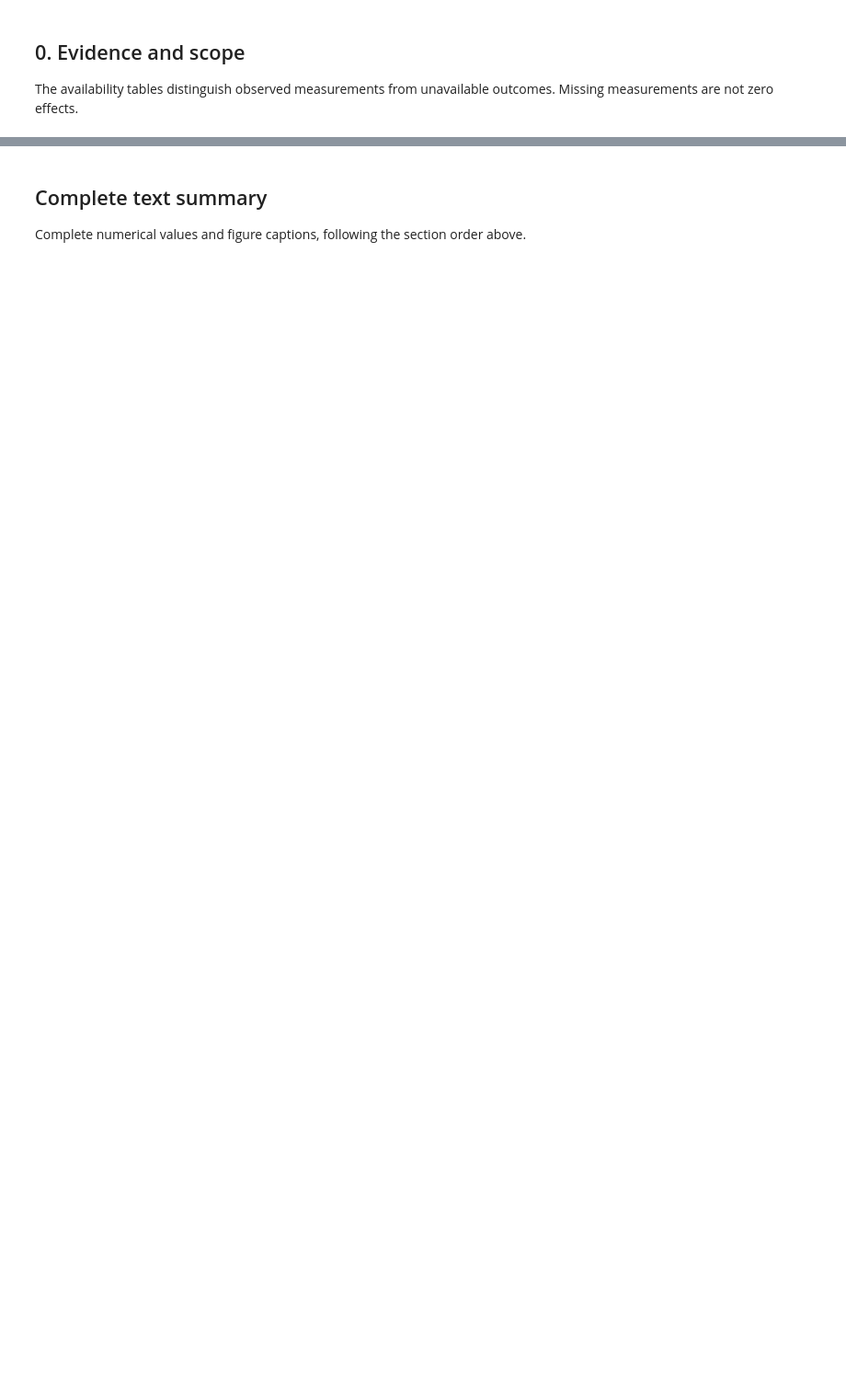
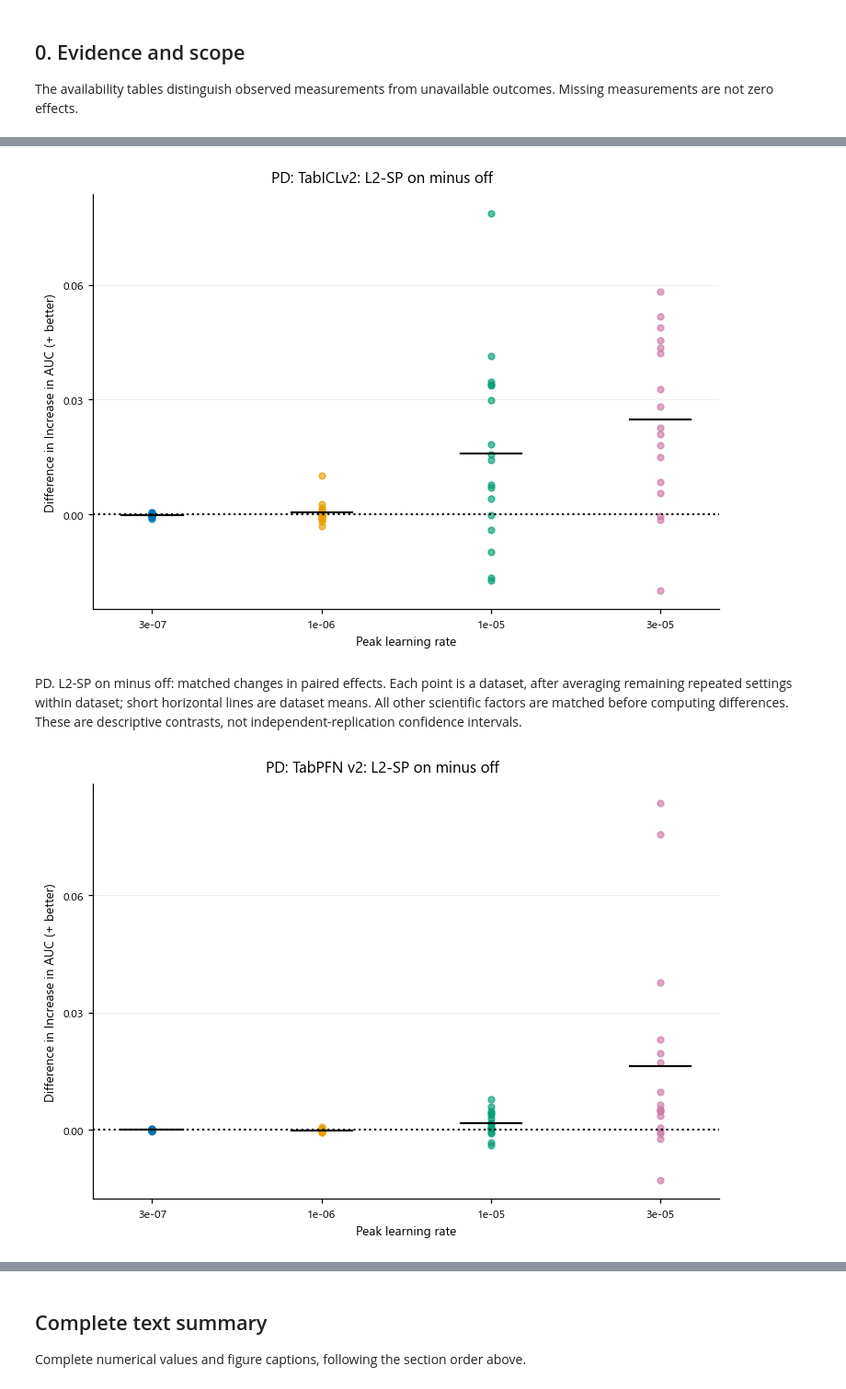
Before and after one commit to andreasgoethals/CreditPFN, a Jupyter notebook: notebooks/experiment1/03_results_pd.ipynb, the cells around one changed output, grey strips where cells are left out. Shown at 92% size. Cells and saved outputs as stored; diff of their text form; code cells hidden in the pictures; blank space fills up the shorter version.

```diff
--- a/notebooks/experiment1/03_results_pd.ipynb
+++ b/notebooks/experiment1/03_results_pd.ipynb
@@ -136,0 +81,10 @@ report.add('10. Limits of inference', 'One main training seed, shared held-out t
+# %%
+l2sp = cp.factor_contrasts(endpoint, 'l2sp_lambda', 0., .003)
+frozen = cp.factor_contrasts(endpoint, 'frozen', False, True)
+cp.show(sink, cp.plot_contrasts(l2sp, run.metric, 'L2-SP on minus off'), track=run.track)
+cp.show(sink, cp.plot_contrasts(frozen, run.metric, 'Frozen minus full updates'), track=run.track)
+report.add('3. Matched effects of the adaptation knobs', 'L2-SP and freezing contrasts are conditional descriptive comparisons, not a search for an unbiased best recipe.')
+# %% [output]
+[figure, added]
+PD. L2-SP on minus off: matched changes in paired effects. Each point is a dataset, after averaging remaining repeated settings within dataset; short horizontal lines are dataset means. All other scientific factors are matched before computing differences. These are descriptive contrasts, not independent-replication confidence intervals.
+[figure, added]
```
Also changed, not shown: parts of 55 cells of this notebook, 29 other files.
